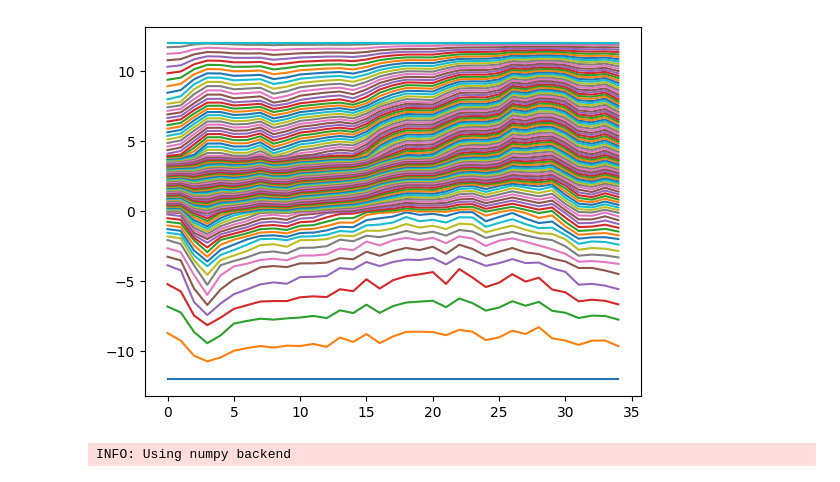
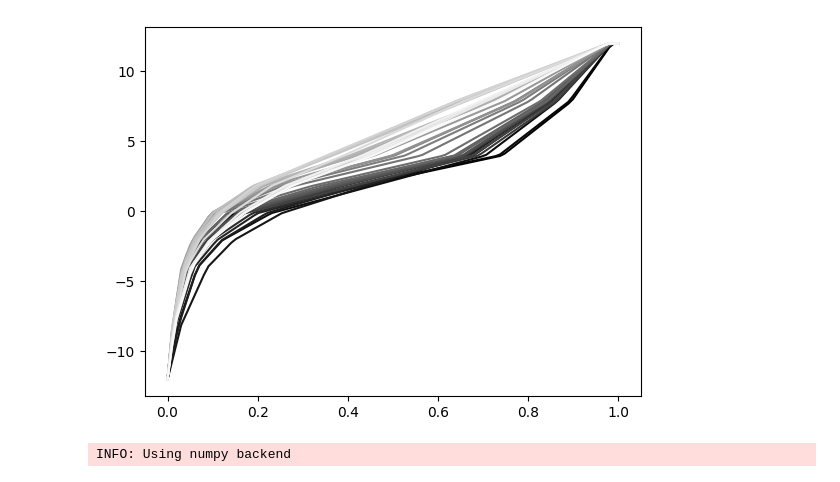
Before and after one commit to matthieubulte/GAR, a Jupyter notebook: data-analysis.ipynb, the cells around one changed output. Saved outputs shown, nothing was run; the diff lists cells and outputs as text; code cells hidden in the pictures.

```diff
--- a/data-analysis.ipynb
+++ b/data-analysis.ipynb
@@ -43,38 +43,38 @@ bins = np.array([ -12, -8, -4, -2, 0, 2, 4, 8, 12 ])
 
 f_sup = np.linspace(-12, 12, 100)
 q_sup = np.linspace(0, 1, 100)
 
 
 # F = bins_to_cdf(bins, h, f_sup)
 # Q = cdf_to_quantiles(q_sup, f_sup, F)
 
 # plt.grid(); plt.scatter(f_sup, F, s=1)
 # for i in range(len(bins)-1): plt.plot([bins[i], bins[i+1]], [h[i], h[i]], c='black')
 
 
 def _row_to_cdf(row):
     weights = row.values[1:][::-1]/100
     weights /= weights.sum()
     return bins_to_cdf(bins, weights, f_sup)
 
 
 def _row_to_q(row):
     weights = row.values[1:][::-1]/100
     weights /= weights.sum()
     return bins_to_q(bins, weights, q_sup)
 
 
 cdfs = np.c_[list(sdf.groupby('date').mean().reset_index().apply(_row_to_cdf, axis=1))]
 quantiles = np.c_[list(sdf.groupby('date').mean().reset_index().apply(_row_to_q, axis=1))]
 
 
-# for i in range(quantiles.shape[0]):
-#     plt.plot(q_sup, quantiles[i,:], c=(i/35.0,i/35.0,i/35.0))
+for i in range(quantiles.shape[0]):
+    plt.plot(q_sup, quantiles[i,:], c=(i/35.0,i/35.0,i/35.0))
 
-for i in range(quantiles.shape[1]):
-    plt.plot(range(quantiles.shape[0]), quantiles[:,i])
+# for i in range(quantiles.shape[1]):
+#     plt.plot(range(quantiles.shape[0]), quantiles[:,i])
 # %% [output]
-[figure, old version]
+[figure, new version]
 # %%
 from pyfrechet.metric_spaces import MetricData
 import pyfrechet.metric_spaces.wasserstein_1d as W1d
```
Also changed, not shown: 9 other files.
